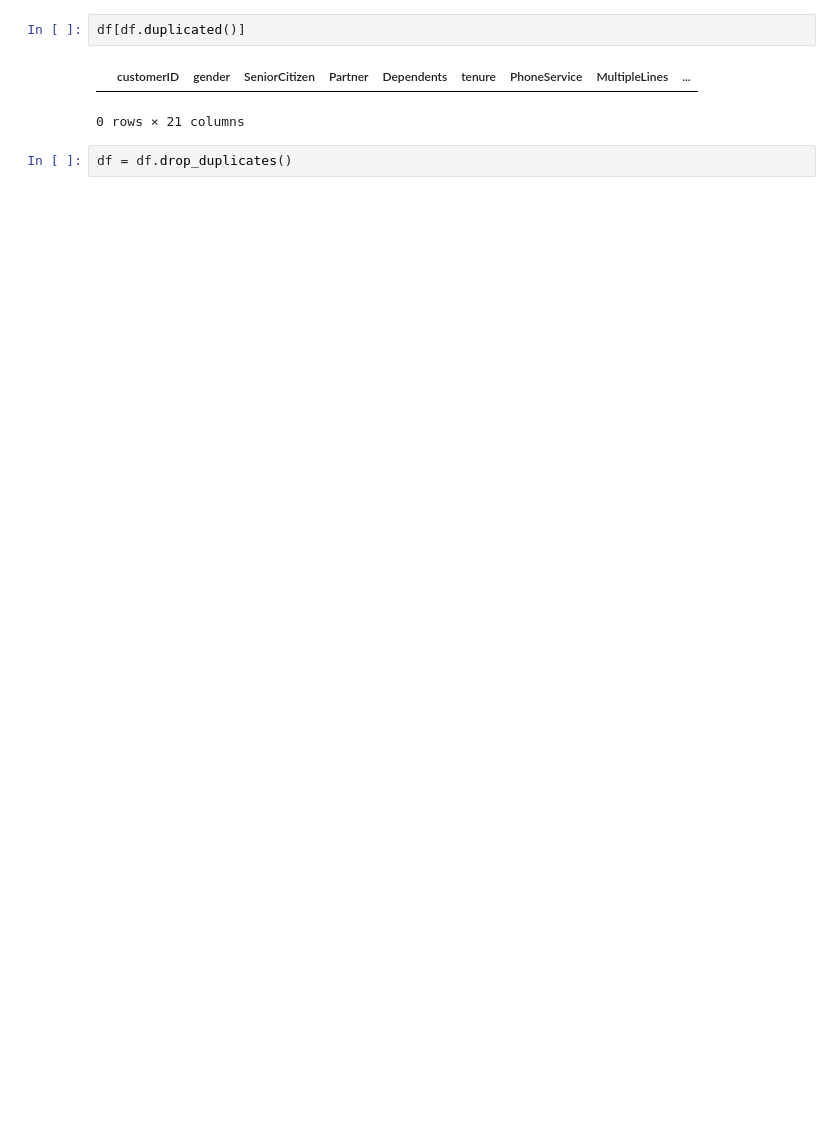
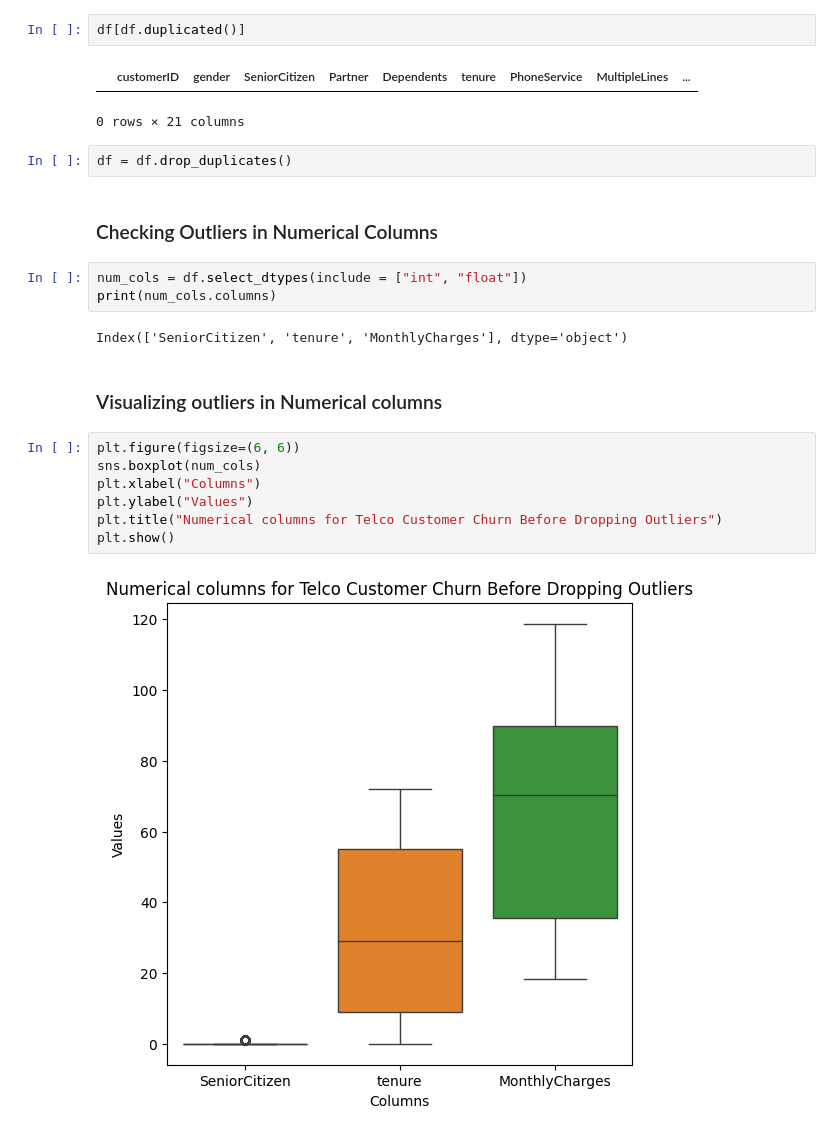
Before and after one commit to Dan-njuguna/telco_customer_churn, a Jupyter notebook: customer_churn.ipynb, the cells around one changed output. Saved outputs shown, nothing was run; the diff lists cells and outputs as text; blank space fills up the shorter version.

```diff
--- a/customer_churn.ipynb
+++ b/customer_churn.ipynb
@@ -157,3 +170,21 @@ df[df.duplicated()]
 0 rows × 21 columns
 # %%
 df = df.drop_duplicates()
+# %% [markdown]
+### Checking Outliers in Numerical Columns
+# %%
+num_cols = df.select_dtypes(include = ["int", "float"])
+print(num_cols.columns)
+# %% [output]
+Index(['SeniorCitizen', 'tenure', 'MonthlyCharges'], dtype='object')
+# %% [markdown]
+### Visualizing outliers in Numerical columns
+# %%
+plt.figure(figsize=(6, 6))
+sns.boxplot(num_cols)
+plt.xlabel("Columns")
+plt.ylabel("Values")
+plt.title("Numerical columns for Telco Customer Churn Before Dropping Outliers")
+plt.show()
+# %% [output]
+[figure, added]
```
Also changed, not shown: parts of 25 cells of this notebook.
